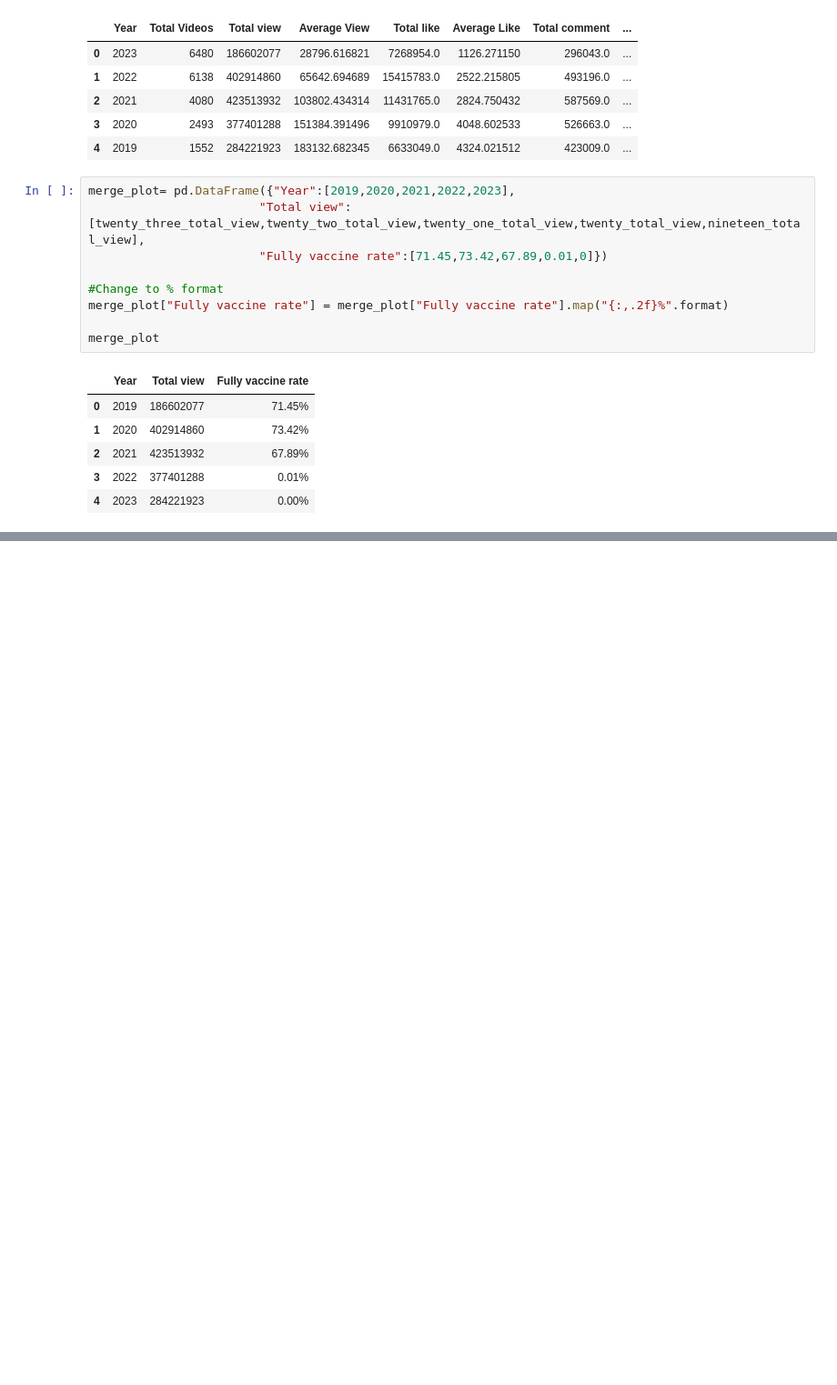
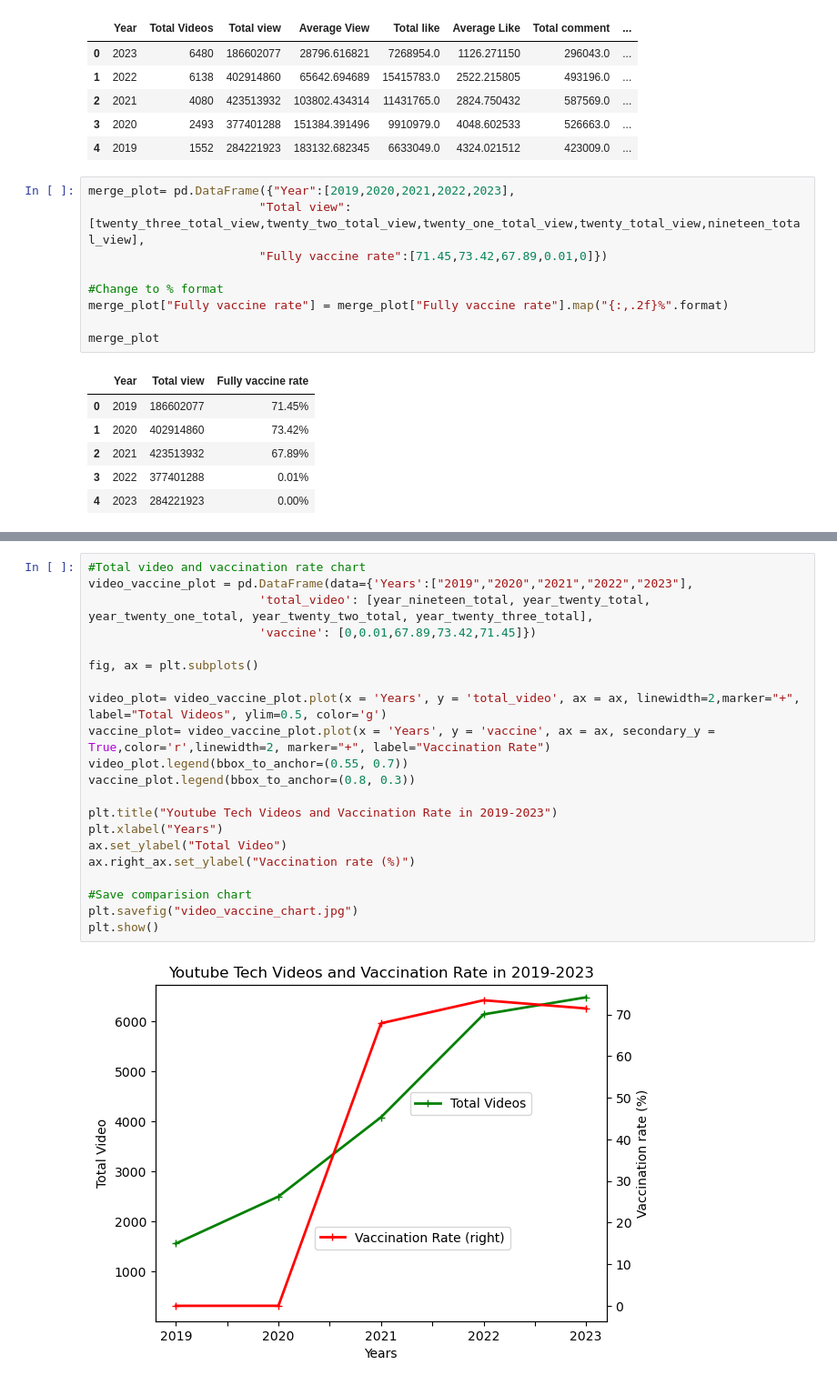
Before and after one commit to AhldenBrough/Covid-vs-Tech-Careers, a Jupyter notebook: youtube video analysis.ipynb, the cells around one changed output, grey strips where cells are left out. Shown at 91% size. Cells and saved outputs as stored; diff of their text form; blank space fills up the shorter version.

```diff
--- a/youtube video analysis.ipynb
+++ b/youtube video analysis.ipynb
@@ -460,0 +498,23 @@ Text(0, 0.5, 'Vaccination rate (%)')
+# %%
+#Total video and vaccination rate chart
+video_vaccine_plot = pd.DataFrame(data={'Years':["2019","2020","2021","2022","2023"],
+                        'total_video': [year_nineteen_total, year_twenty_total, year_twenty_one_total, year_twenty_two_total, year_twenty_three_total],
+                        'vaccine': [0,0.01,67.89,73.42,71.45]})
+
+fig, ax = plt.subplots()
+
+video_plot= video_vaccine_plot.plot(x = 'Years', y = 'total_video', ax = ax, linewidth=2,marker="+", label="Total Videos", ylim=0.5, color='g')
+vaccine_plot= video_vaccine_plot.plot(x = 'Years', y = 'vaccine', ax = ax, secondary_y = True,color='r',linewidth=2, marker="+", label="Vaccination Rate")
+video_plot.legend(bbox_to_anchor=(0.55, 0.7))
+vaccine_plot.legend(bbox_to_anchor=(0.8, 0.3))
+
+plt.title("Youtube Tech Videos and Vaccination Rate in 2019-2023")
+plt.xlabel("Years")
+ax.set_ylabel("Total Video")
+ax.right_ax.set_ylabel("Vaccination rate (%)")
+
+#Save comparision chart
+plt.savefig("video_vaccine_chart.jpg")
+plt.show()
+# %% [output]
+[figure, added]
```
Also changed, not shown: parts of 7 cells of this notebook, 7 other files.
